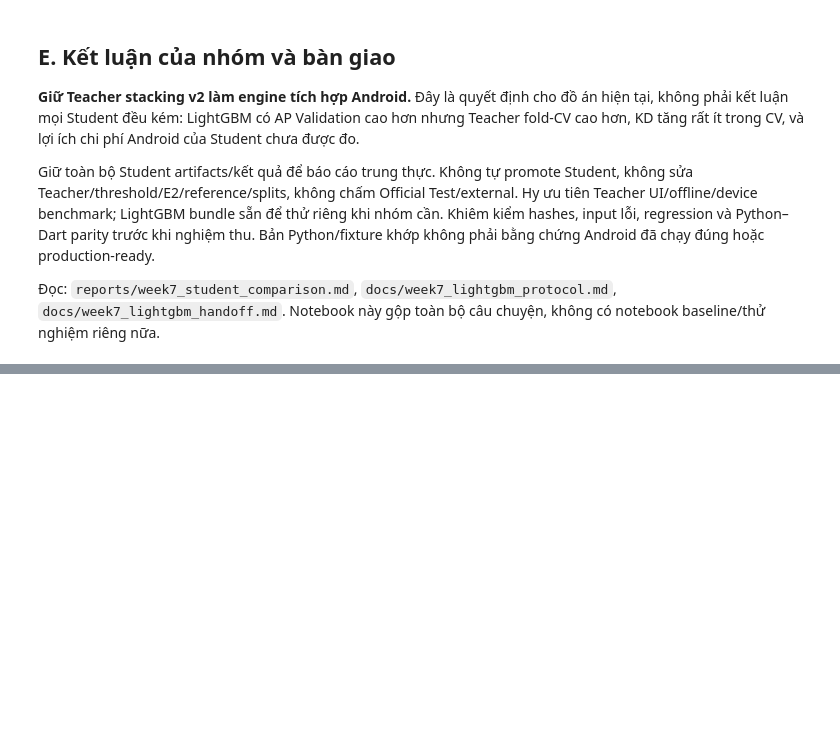
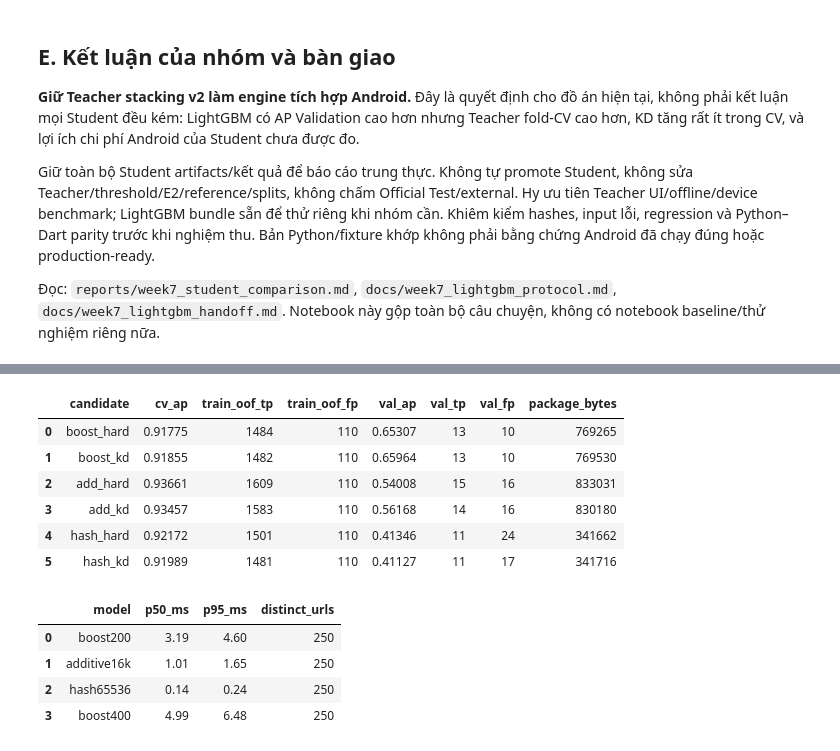
Before and after one commit to phuctran33/PhishGuardVN, a Jupyter notebook: notebooks/07_student.ipynb, the cells around one changed output, grey strips where cells are left out. Drawn from its saved outputs; the diff is of its cells as text; code cells hidden in the pictures; blank space fills up the shorter version.

Commit message:
feat(student): publish Android KD benchmark and LightGBM 200 handoff

```diff
--- a/notebooks/07_student.ipynb
+++ b/notebooks/07_student.ipynb
@@ -596,0 +601,26 @@ Notebook này gộp toàn bộ câu chuyện, không có notebook baseline/thử
+# %%
+from pathlib import Path
+import pandas as pd
+
+root = Path.cwd()
+if not (root / "pyproject.toml").is_file():
+    root = root.parent
+tables = root / "reports/tables/android_kd_comparison"
+results = pd.read_csv(tables / "comparison.csv")
+display(results[["candidate", "cv_ap", "train_oof_tp", "train_oof_fp",
+                 "val_ap", "val_tp", "val_fp", "package_bytes"]].round(5))
+latency = pd.read_csv(tables / "desktop_latency.csv")
+display(latency[["model", "p50_ms", "p95_ms", "distinct_urls"]].round(2))
+# %% [output]
+|  | candidate | cv_ap | train_oof_tp | train_oof_fp | val_ap | val_tp | val_fp | package_bytes |
+| 0 | boost_hard | 0.91775 | 1484 | 110 | 0.65307 | 13 | 10 | 769265 |
+| 1 | boost_kd | 0.91855 | 1482 | 110 | 0.65964 | 13 | 10 | 769530 |
+| 2 | add_hard | 0.93661 | 1609 | 110 | 0.54008 | 15 | 16 | 833031 |
+| 3 | add_kd | 0.93457 | 1583 | 110 | 0.56168 | 14 | 16 | 830180 |
+| 4 | hash_hard | 0.92172 | 1501 | 110 | 0.41346 | 11 | 24 | 341662 |
+| 5 | hash_kd | 0.91989 | 1481 | 110 | 0.41127 | 11 | 17 | 341716 |
+|  | model | p50_ms | p95_ms | distinct_urls |
+| 0 | boost200 | 3.19 | 4.60 | 250 |
+| 1 | additive16k | 1.01 | 1.65 | 250 |
+| 2 | hash65536 | 0.14 | 0.24 | 250 |
+| 3 | boost400 | 4.99 | 6.48 | 250 |
```
Also changed, not shown: parts of 2 cells of this notebook, 48 other files.
